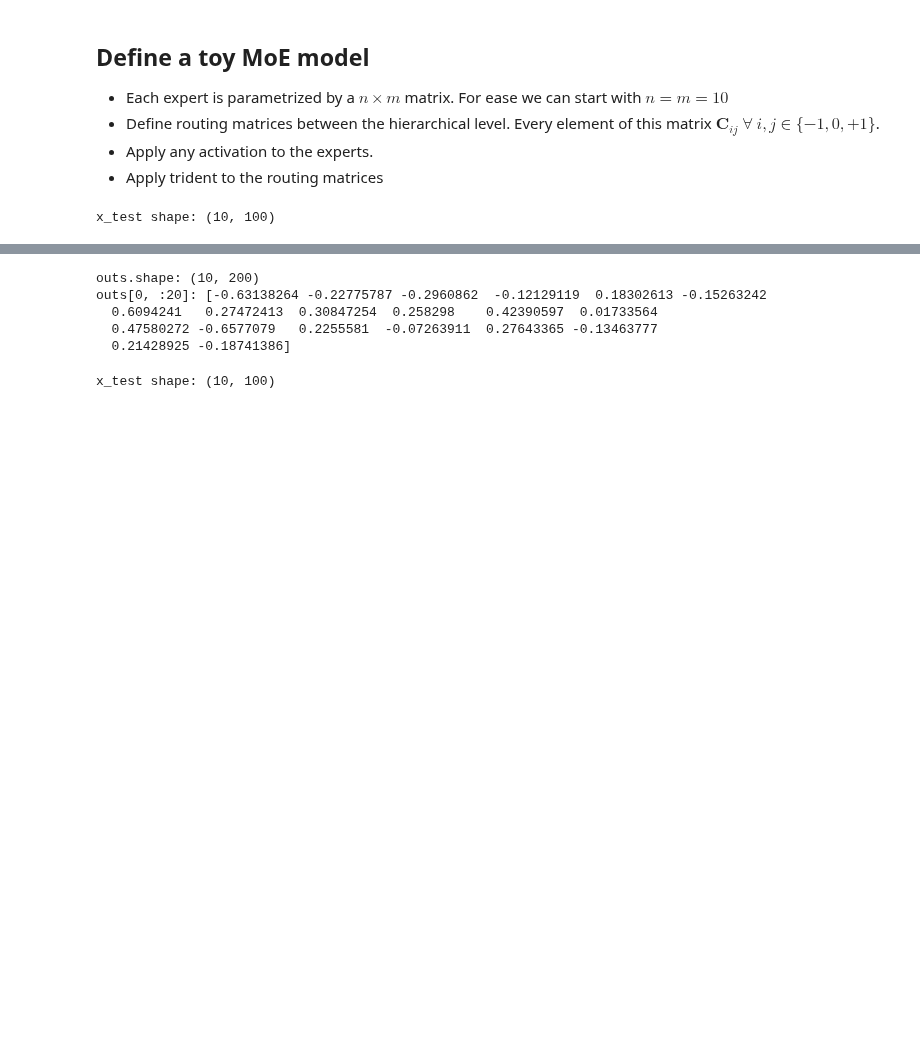
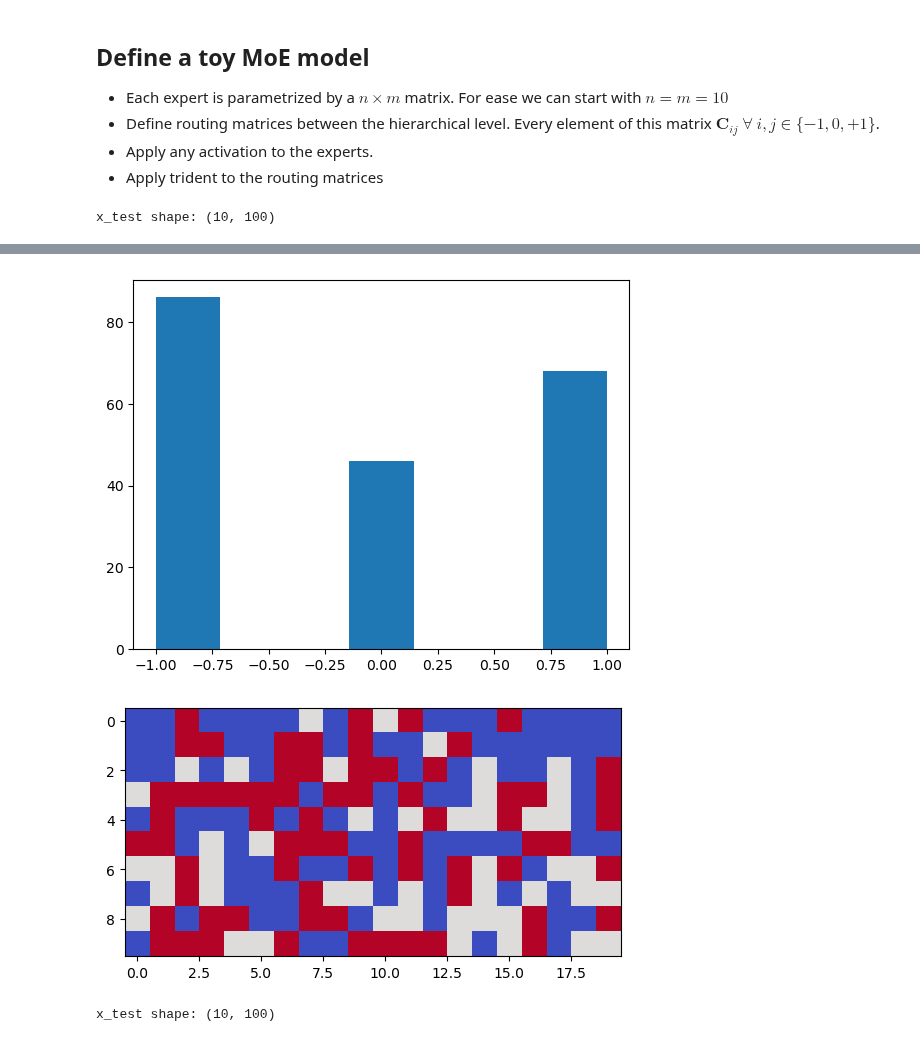
Before and after one commit to vjaltare/trident_playground, a Jupyter notebook: notebooks/trident_routing_playground.ipynb, the cells around one changed output, grey strips where cells are left out. Drawn from its saved outputs; the diff is of its cells as text; code cells hidden in the pictures; blank space fills up the shorter version.

```diff
--- a/notebooks/trident_routing_playground.ipynb
+++ b/notebooks/trident_routing_playground.ipynb
@@ -206,6 +209,12 @@ class TridentMOELayer(nnx.Module):
         y = x_experts.reshape(x.shape[0], -1) # shape (batch size, num_experts * expert_size)
 
         return y
+
+    def get_routing_matrix(self, apply_activation: bool = False):
+        if apply_activation:
+            return trident(self.routing_matrix.value, self.thresholds, self.noise_sd, self.rngs.dropout())
+        else:
+            return self.routing_matrix.value
 # %%
 ## testing the layer
 key = jax.random.key(4562)
@@ -218,13 +227,24 @@ test_layer = TridentMOELayer(
     num_experts=20,
     expert_size=10,
     rngs=rngs,
-    thresholds=[-0.5, 0.5],
+    thresholds=[-0.1, 0.1],
     noise_sd=0.1
 )
 
-nnx.display(test_layer)
-outs = test_layer(x_test)
-print(f"outs.shape: {outs.shape}")
-print(f"outs[0, :20]: {outs[0, :20]}")
+Cr = test_layer.get_routing_matrix(apply_activation=True)
+
+plt.figure()
+plt.hist(Cr.flatten(), bins=7)
+
+plt.figure()
+plt.imshow(Cr, cmap='coolwarm', vmin=-1, vmax=1)
+
+
+# nnx.display(test_layer)
+# outs = test_layer(x_test)
+# print(f"outs.shape: {outs.shape}")
+# print(f"outs[0, :20]: {outs[0, :20]}")
+
+del test_layer
 # %% [output]
 x_test shape: (10, 100)
@@ -233,8 +251,5 @@ x_test shape: (10, 100)
-outs.shape: (10, 200)
-outs[0, :20]: [-0.63138264 -0.22775787 -0.2960862  -0.12129119  0.18302613 -0.15263242
-  0.6094241   0.27472413  0.30847254  0.258298    0.42390597  0.01733564
-  0.47580272 -0.6577079   0.2255581  -0.07263911  0.27643365 -0.13463777
-  0.21428925 -0.18741386]
+[figure, added]
+[figure, added]
 # %%
 ## build a network with one hidden layer of experts
 class TridentMOENet(nnx.Module):
```
Also changed, not shown: parts of 13 cells of this notebook, 4 other files.
